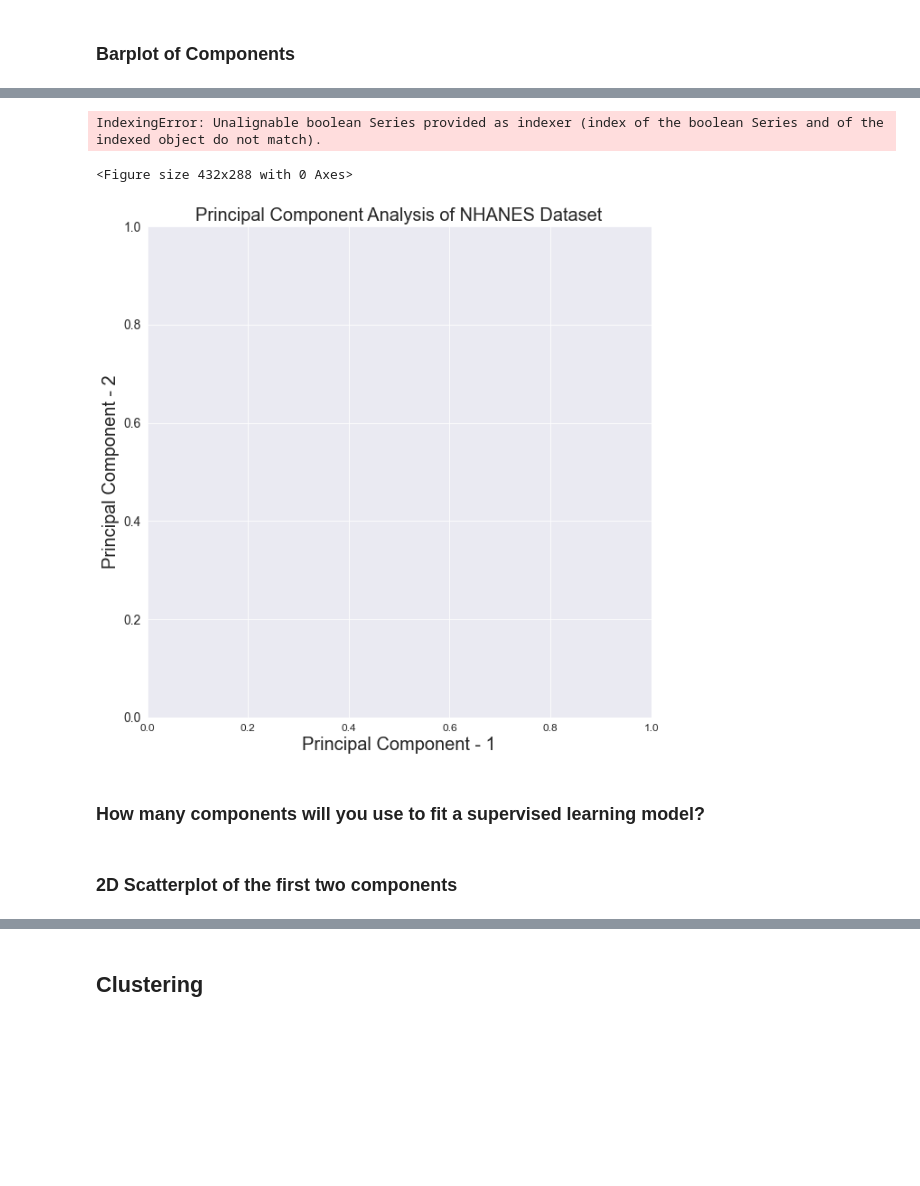
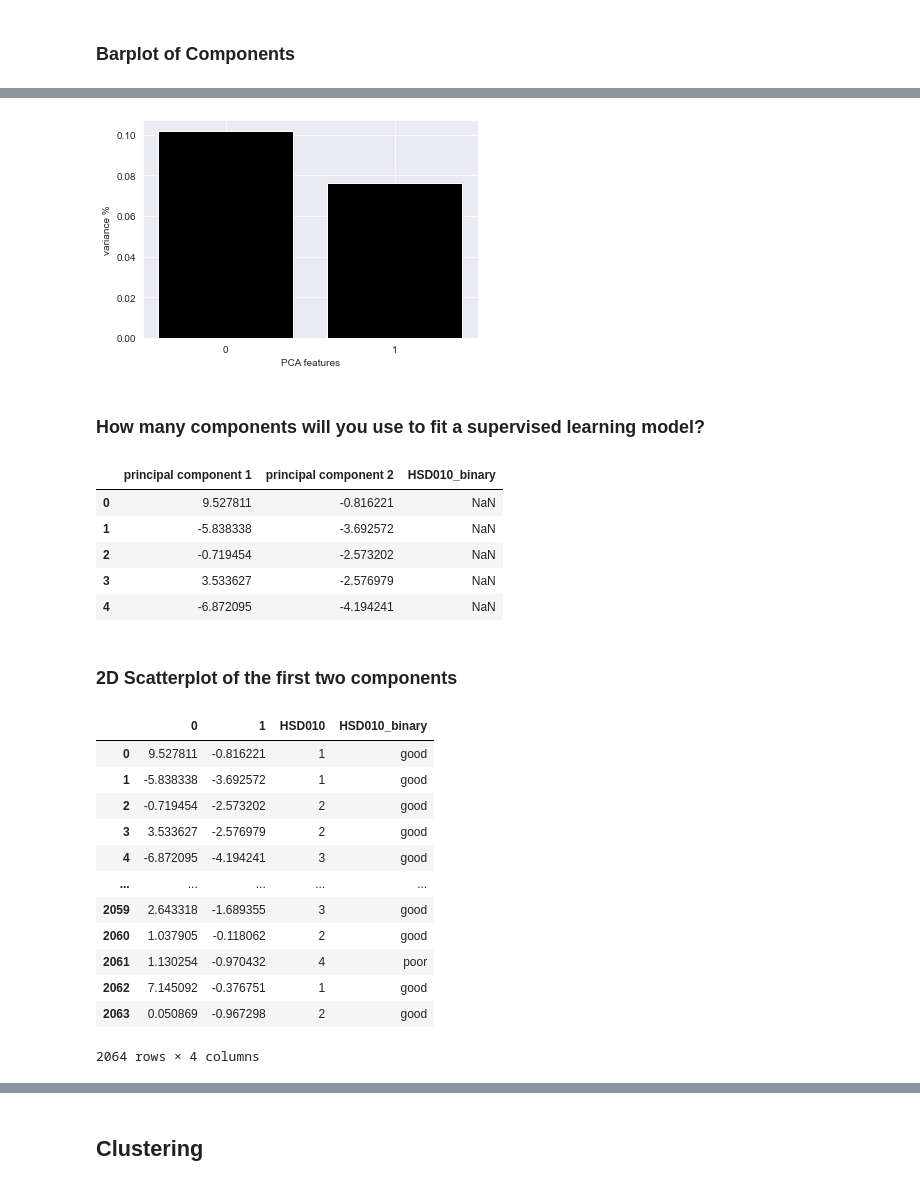
Before and after one commit to soliswinters/CSS-Project4-Team3-Fall2021, a Jupyter notebook: Project 4 Students.ipynb, the cells around one changed output, grey strips where cells are left out. Cells and saved outputs as stored; diff of their text form; code cells hidden in the pictures; blank space fills up the shorter version.

```diff
--- a/Project 4 Students.ipynb
+++ b/Project 4 Students.ipynb
@@ -146,27 +146,14 @@ pca_df
 | 2063 | 0.050869 | -0.967298 |
 2064 rows × 2 columns
-# %%
-plt.figure()
-plt.figure(figsize=(10,10))
-plt.xticks(fontsize=12)
-plt.yticks(fontsize=14)
-plt.xlabel('Principal Component - 1',fontsize=20)
-plt.ylabel('Principal Component - 2',fontsize=20)
-plt.title("Principal Component Analysis of NHANES Dataset",fontsize=20)
-targets = ['good', 'poor']
-colors = ['r', 'g']
-for hsd010_binary, color in zip(targets,colors):
-    indicesToKeep = nhanes_scaled['HSD010_binary'] == hsd010_binary
-    plt.scatter(pca_df.loc[indicesToKeep, 'principal component 1']
-                , pca_df.loc[indicesToKeep, 'principal component 2']
-                , c = color, s = 50)
-
-plt.legend(targets,prop={'size': 15})
-plt.show()
-# %% [output]
-IndexingError: Unalignable boolean Series provided as indexer (index of the boolean Series and of the indexed object do not match).
-<Figure size 432x288 with 0 Axes>
-[figure, removed]
+# %%
+features = range(pca.n_components_)
+plt.bar(features, pca.explained_variance_ratio_, color='black')
+plt.xlabel('PCA features')
+plt.ylabel('variance %')
+plt.xticks(features)
+plt.show()
+# %% [output]
+[figure, added]
 # %% [markdown]
 ### How many components will you use to fit a supervised learning model?
 # %%
@@ -174,2 +163,11 @@ IndexingError: Unalignable boolean Series provided as indexer (index of the bool
+# %%
+pca_final.head()
+# %% [output]
+|  | principal component 1 | principal component 2 | HSD010_binary |
+| 0 | 9.527811 | -0.816221 | NaN |
+| 1 | -5.838338 | -3.692572 | NaN |
+| 2 | -0.719454 | -2.573202 | NaN |
+| 3 | 3.533627 | -2.576979 | NaN |
+| 4 | -6.872095 | -4.194241 | NaN |
 # %% [markdown]
 ### 2D Scatterplot of the first two components
@@ -177,0 +174,24 @@ IndexingError: Unalignable boolean Series provided as indexer (index of the bool
+# %%
+pc_df = pd.DataFrame(data = principalComponents_nhanes)
+pc_df
+
+plot_df = pd.concat([pc_df, hsd010], axis = 1)
+
+#Recode to make hsd010 binary
+plot_df['HSD010_binary'] = hsd010_binary = plot_df['HSD010'].replace(
+    [1, 2, 3, 4, 5], ['good', 'good', 'good', 'poor', 'poor'])
+plot_df
+# %% [output]
+|  | 0 | 1 | HSD010 | HSD010_binary |
+| 0 | 9.527811 | -0.816221 | 1 | good |
+| 1 | -5.838338 | -3.692572 | 1 | good |
+| 2 | -0.719454 | -2.573202 | 2 | good |
+| 3 | 3.533627 | -2.576979 | 2 | good |
+| 4 | -6.872095 | -4.194241 | 3 | good |
+| ... | ... | ... | ... | ... |
+| 2059 | 2.643318 | -1.689355 | 3 | good |
+| 2060 | 1.037905 | -0.118062 | 2 | good |
+| 2061 | 1.130254 | -0.970432 | 4 | poor |
+| 2062 | 7.145092 | -0.376751 | 1 | good |
+| 2063 | 0.050869 | -0.967298 | 2 | good |
+2064 rows × 4 columns
```
Also changed, not shown: parts of 12 cells of this notebook.
